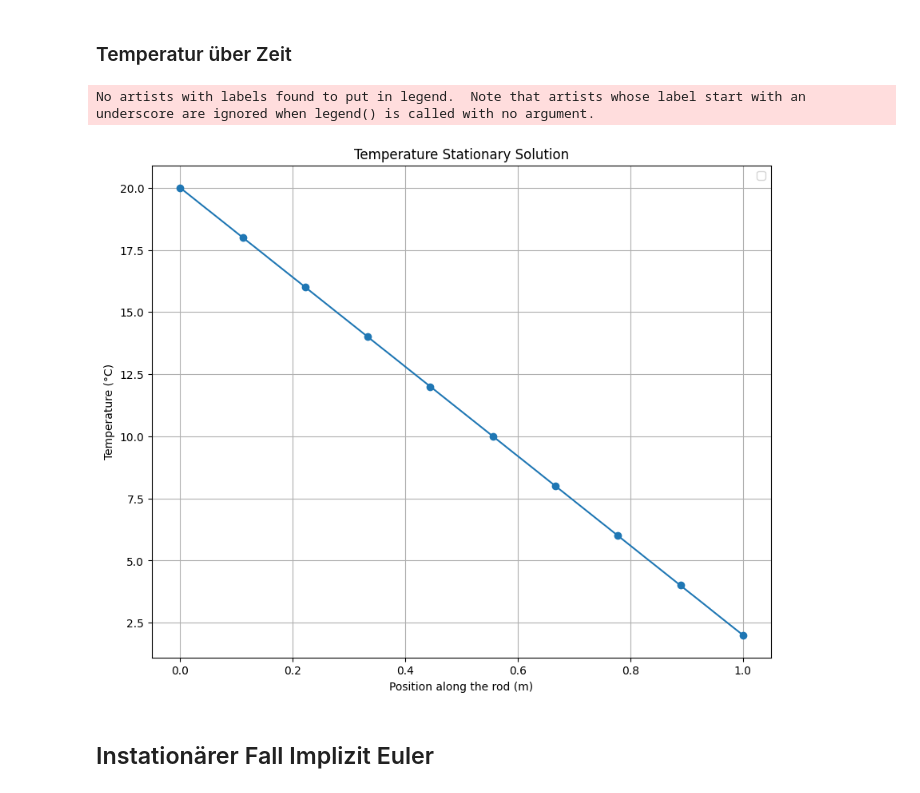
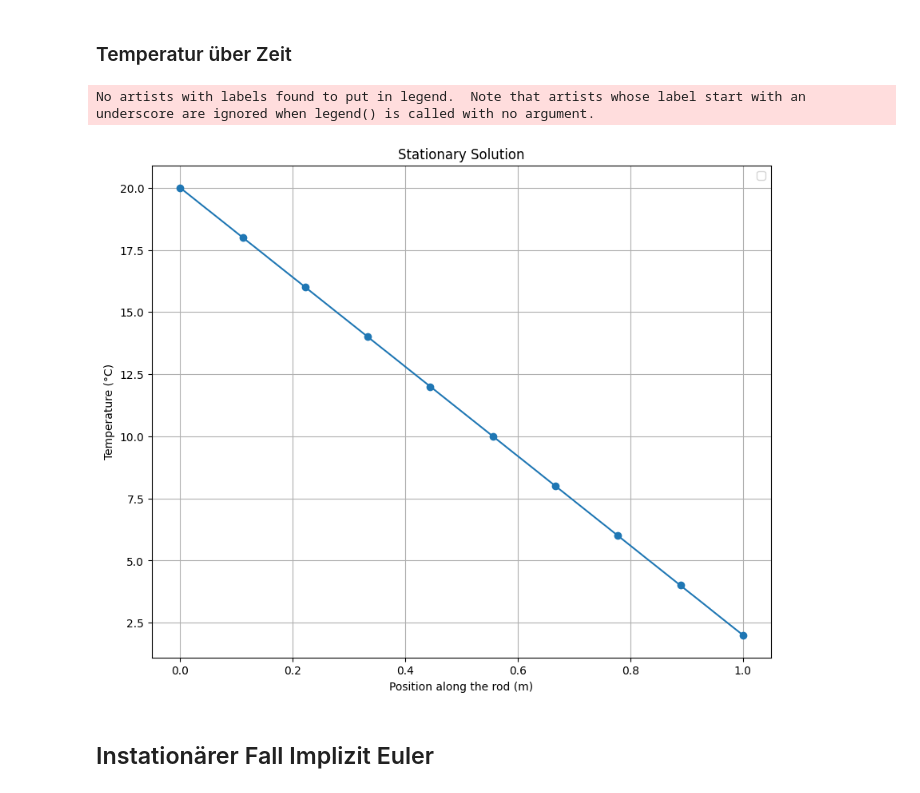
Before and after one commit to aceexpert72/numpde, a Jupyter notebook: Projektarbeit/waermerohr1D.ipynb, the cells around one changed output. Saved outputs shown, nothing was run; the diff lists cells and outputs as text; code cells hidden in the pictures.

```diff
--- a/Projektarbeit/waermerohr1D.ipynb
+++ b/Projektarbeit/waermerohr1D.ipynb
@@ -85,35 +84,35 @@ q = 100      # Heat flow W/m
 v = 1        # Velocity m/s
 l = 1        # Rod Length
 n = 10       # Nodes
 
 M = compute_M(n, l, C)
 A = compute_A(n, l, C, v, alpha)
 r = compute_r(n, l, q, 20, alpha)
 S = compute_S(n,alpha)
 
 #print('M =\n',M)
 #print('A =\n',A)
 #print('r =\n',r)
 #print('M =\n',M)
 
 
 T = np.zeros(n)
 T[0] = 20  # Initial condition at x = 0, 20 degrees Celsius
 
 x = np.linspace(0, l, n)  # Node positions along the rod
 T_stationary = np.linalg.solve(A, r)
 
 plt.figure(figsize=(10, 8))
 plt.plot(x, T_stationary, label='', marker='o')
-plt.title('Temperature Stationary Solution')
+plt.title('Stationary Solution')
 plt.xlabel('Position along the rod (m)')
 plt.ylabel('Temperature (°C)')
 plt.legend()
 plt.grid(True)
 plt.show()
 # %% [output]
 No artists with labels found to put in legend.  Note that artists whose label start with an underscore are ignored when legend() is called with no argument.
-[figure, old version]
+[figure, new version]
 # %% [markdown]
 ## Instationärer Fall Implizit Euler
 # %%
```
Also changed, not shown: parts of 2 cells of this notebook.
